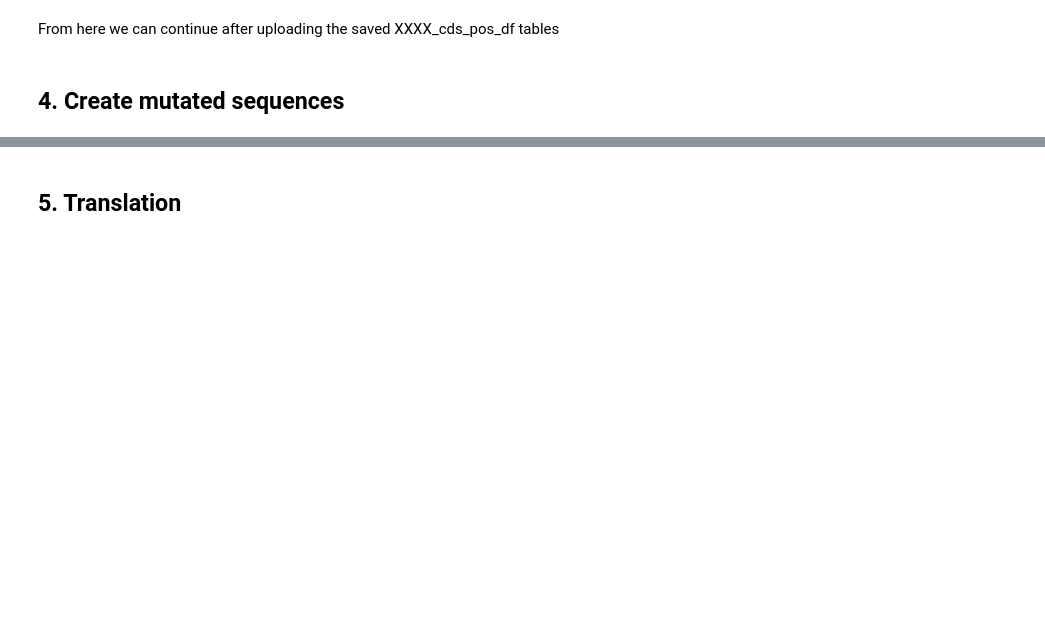
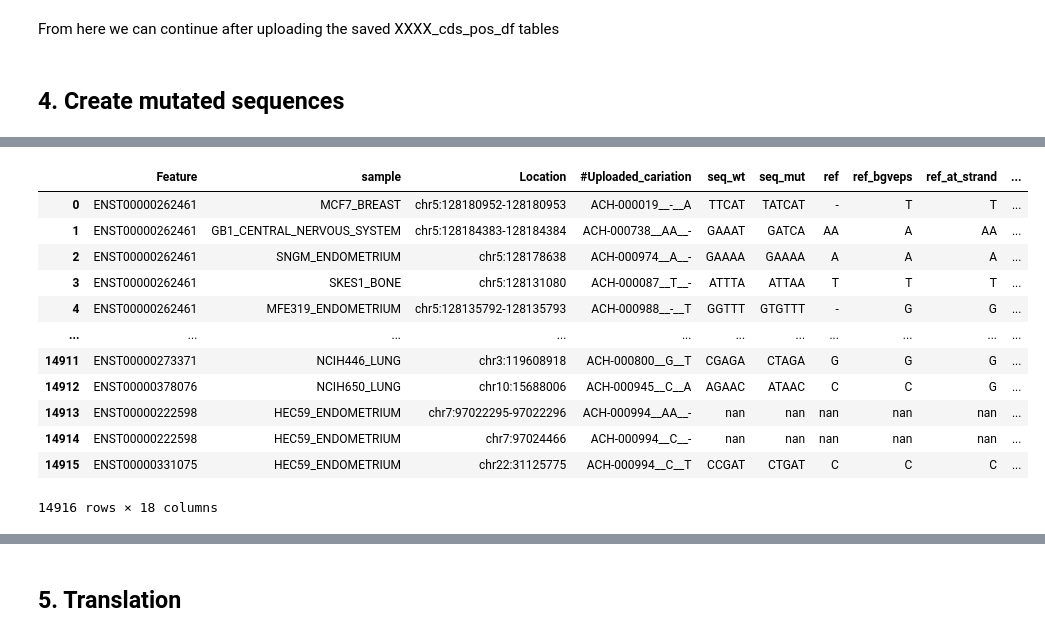
Before and after one commit to msguixe/TFM_MSG, a Jupyter notebook: Generation_ns_fs_mut_sequences.ipynb, the cells around one changed output, grey strips where cells are left out. Saved outputs shown, nothing was run; the diff lists cells and outputs as text; code cells hidden in the pictures; blank space fills up the shorter version.

```diff
--- a/Generation_ns_fs_mut_sequences.ipynb
+++ b/Generation_ns_fs_mut_sequences.ipynb
@@ -69,6 +74,8 @@ Eliminate duplicated rna measures
 print('Load CCLE dataset')
 
 ccle_df = pd.read_csv("/workspace/projects/cptac_analysis/data/CCLE/dataset_irls.gz", sep='\t')
+
+ccle_df['ID'] = ccle_df['gene'].astype(str)+ccle_df['Feature'].astype(str)+ccle_df['sample'].astype(str)+ccle_df['#Uploaded_variation'].astype(str)+ccle_df['Location'].astype(str)
 
 #############################################################################################################################
 #Calculate the mean of protein values for the repeated mutations (protein_expression, norm_protein_expression, Raw_Residual, Stability_Change, ABS_Stability_Change)
@@ -87,7 +94,9 @@ ccle_df = ccle4_df.drop_duplicates(keep='first')
 #Prepare cptac_df table for the merge(select stop_gained and frameshift_variant)
 ##################################################################################
 
-ccle_mut_df = ccle_df[['gene','Feature','sample','#Uploaded_variation','Location','Phenotype']][(ccle_df['Phenotype']=='stop_gained')|(ccle_df['Phenotype']=='frameshift_variant')]
+print('Select mutated sequences')
+
+ccle_mut_df = ccle_df[['gene','Feature','sample','#Uploaded_variation','Location','Phenotype','ID']][(ccle_df['Phenotype']=='stop_gained')|(ccle_df['Phenotype']=='frameshift_variant')]
 # %% [output]
 Load CCLE dataset
 Eliminate duplicated protein measures
@@ -290,6 +320,20 @@ cptac_mut_check_df
 # %%
 #Table to check if in silico mutations have been done correctly
-ccle_mut_check_df
+ccle_mutcheck_df
+# %% [output]
+|  | Feature | sample | Location | #Uploaded_cariation | seq_wt | seq_mut | ref | ref_bgveps | ref_at_strand | ... |
+| 0 | ENST00000262461 | MCF7_BREAST | chr5:128180952-128180953 | ACH-000019__-__A | TTCAT | TATCAT | - | T | T | ... |
+| 1 | ENST00000262461 | GB1_CENTRAL_NERVOUS_SYSTEM | chr5:128184383-128184384 | ACH-000738__AA__- | GAAAT | GATCA | AA | A | AA | ... |
+| 2 | ENST00000262461 | SNGM_ENDOMETRIUM | chr5:128178638 | ACH-000974__A__- | GAAAA | GAAAA | A | A | A | ... |
+| 3 | ENST00000262461 | SKES1_BONE | chr5:128131080 | ACH-000087__T__- | ATTTA | ATTAA | T | T | T | ... |
+| 4 | ENST00000262461 | MFE319_ENDOMETRIUM | chr5:128135792-128135793 | ACH-000988__-__T | GGTTT | GTGTTT | - | G | G | ... |
+| ... | ... | ... | ... | ... | ... | ... | ... | ... | ... | ... |
+| 14911 | ENST00000273371 | NCIH446_LUNG | chr3:119608918 | ACH-000800__G__T | CGAGA | CTAGA | G | G | G | ... |
+| 14912 | ENST00000378076 | NCIH650_LUNG | chr10:15688006 | ACH-000945__C__A | AGAAC | ATAAC | C | C | G | ... |
+| 14913 | ENST00000222598 | HEC59_ENDOMETRIUM | chr7:97022295-97022296 | ACH-000994__AA__- | nan | nan | nan | nan | nan | ... |
+| 14914 | ENST00000222598 | HEC59_ENDOMETRIUM | chr7:97024466 | ACH-000994__C__- | nan | nan | nan | nan | nan | ... |
+| 14915 | ENST00000331075 | HEC59_ENDOMETRIUM | chr22:31125775 | ACH-000994__C__T | CCGAT | CTGAT | C | C | C | ... |
+14916 rows × 18 columns
 # %%
 #Add mutated sequence to cptac_mut_df
 cptac_mut_df = pd.merge(cptac_mut_df,cptac_seq_mut_df,how='left')
```
Also changed, not shown: parts of 30 cells of this notebook, 2 other files.
